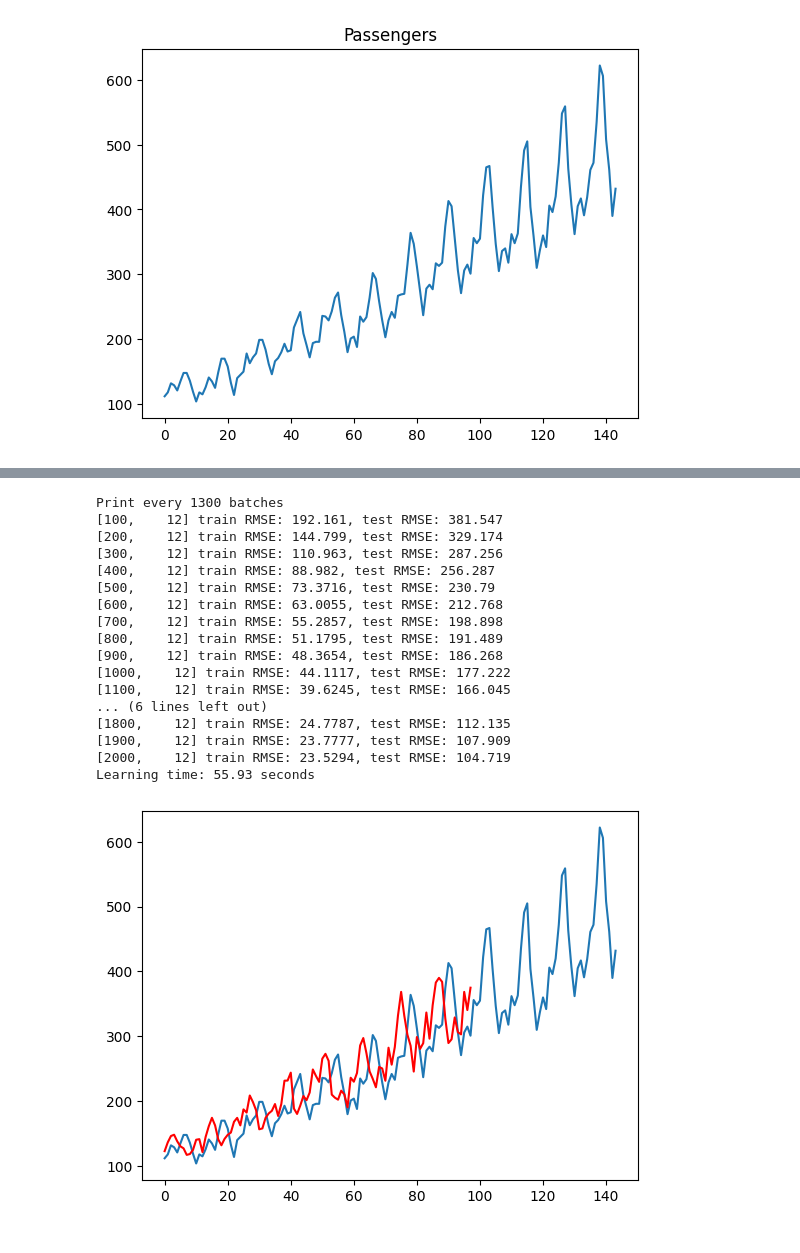
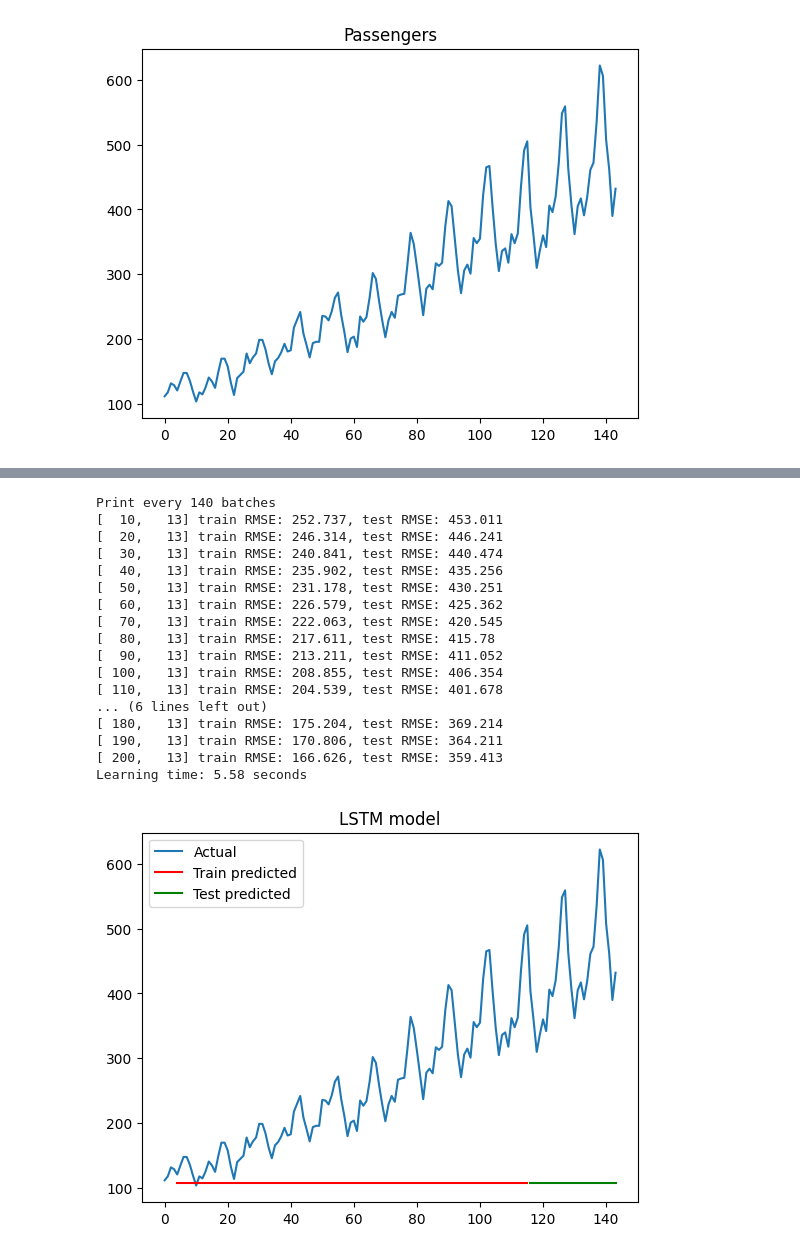
Before and after one commit to Ignatella/SEM-8-SSN, a Jupyter notebook: ssn-lab-04.ipynb, the cells around one changed output, grey strips where cells are left out. Drawn from its saved outputs; the diff is of its cells as text; code cells hidden in the pictures.

```diff
--- a/ssn-lab-04.ipynb
+++ b/ssn-lab-04.ipynb
@@ -218,62 +349,33 @@ len(train_loader), len(test_loader)
 # %%
 # model z zajec
-net = LSTM(input_size=1, hidden_size=50, num_layers=1, output_size=1).cuda()
-optimizer = torch.optim.Adam(net.parameters(), lr=0.001)
+net_lstm = LSTM(input_size=1, hidden_size=50, num_layers=1, output_size=1).cuda()
+optimizer = torch.optim.Adam(net_lstm.parameters(), lr=0.001)
 criterion = nn.MSELoss()
 
-learning_time = train(net, train_loader, test_loader, criterion, optimizer, epochs)
+learning_time = train(net_lstm, train_loader, test_loader, criterion, optimizer, epochs)
 print('Learning time: %.2f seconds' % learning_time)
 # %% [output]
-Print every 1300 batches
-[100,    12] train RMSE: 192.161, test RMSE: 381.547
-[200,    12] train RMSE: 144.799, test RMSE: 329.174
-[300,    12] train RMSE: 110.963, test RMSE: 287.256
-[400,    12] train RMSE: 88.982, test RMSE: 256.287
-[500,    12] train RMSE: 73.3716, test RMSE: 230.79
-[600,    12] train RMSE: 63.0055, test RMSE: 212.768
-[700,    12] train RMSE: 55.2857, test RMSE: 198.898
-[800,    12] train RMSE: 51.1795, test RMSE: 191.489
-[900,    12] train RMSE: 48.3654, test RMSE: 186.268
-[1000,    12] train RMSE: 44.1117, test RMSE: 177.222
-[1100,    12] train RMSE: 39.6245, test RMSE: 166.045
+Print every 140 batches
+[  10,   13] train RMSE: 252.737, test RMSE: 453.011
+[  20,   13] train RMSE: 246.314, test RMSE: 446.241
+[  30,   13] train RMSE: 240.841, test RMSE: 440.474
+[  40,   13] train RMSE: 235.902, test RMSE: 435.256
+[  50,   13] train RMSE: 231.178, test RMSE: 430.251
+[  60,   13] train RMSE: 226.579, test RMSE: 425.362
+[  70,   13] train RMSE: 222.063, test RMSE: 420.545
+[  80,   13] train RMSE: 217.611, test RMSE: 415.78
+[  90,   13] train RMSE: 213.211, test RMSE: 411.052
+[ 100,   13] train RMSE: 208.855, test RMSE: 406.354
+[ 110,   13] train RMSE: 204.539, test RMSE: 401.678
 ... (6 lines left out)
-[1800,    12] train RMSE: 24.7787, test RMSE: 112.135
-[1900,    12] train RMSE: 23.7777, test RMSE: 107.909
-[2000,    12] train RMSE: 23.5294, test RMSE: 104.719
-Learning time: 55.93 seconds
+[ 180,   13] train RMSE: 175.204, test RMSE: 369.214
+[ 190,   13] train RMSE: 170.806, test RMSE: 364.211
+[ 200,   13] train RMSE: 166.626, test RMSE: 359.413
+Learning time: 5.58 seconds
-# %%
-def predict(net, loader, criterion):
-    net.eval()
-
-    preds = []
-    loss = 0.0
-
-    with torch.no_grad():
-        for i, data in enumerate(loader, 0):
-            X, y = data
-
-            X = X.unsqueeze(2).cuda()
-            y = y.unsqueeze(2).cuda()
-
-            outputs = net(X)
-            loss += criterion(outputs, y).item()
-
-            # append joined outpus
-            preds = np.concatenate((preds, outputs[:, -1, :].cpu().numpy().flatten()))
-
-    return loss / len(loader), preds
 # %%
-train_predict_loss, train_preds = predict(net, train_loader, criterion)
-# test_predict_loss, test_preds = predict(net, test_loader, criterion)
+train_predict_loss_lstm, train_preds_lstm = predict(net_lstm, train_loader, criterion)
+test_predict_loss_lstm, test_preds_lstm = predict(net_lstm, test_loader, criterion)
-# %%
-def plot_model_results(actual, train_preds):
-    plt.plot(actual, label='Actual')
-    # plot train with red, test with green
-    plt.plot(train_preds, label='Train predicted', color='red')
-    # plt.plot(test_preds, label='Test predicted', color='green')
-
-    plt.show()
 # %%
-plot_model_results(df['Passengers'], train_preds)
+plot_model_results('LSTM model', df['Passengers'], train_preds_lstm, test_preds_lstm)
 # %% [output]
-[figure, old version]
+[figure, new version]
```
Also changed, not shown: parts of 48 cells of this notebook.
